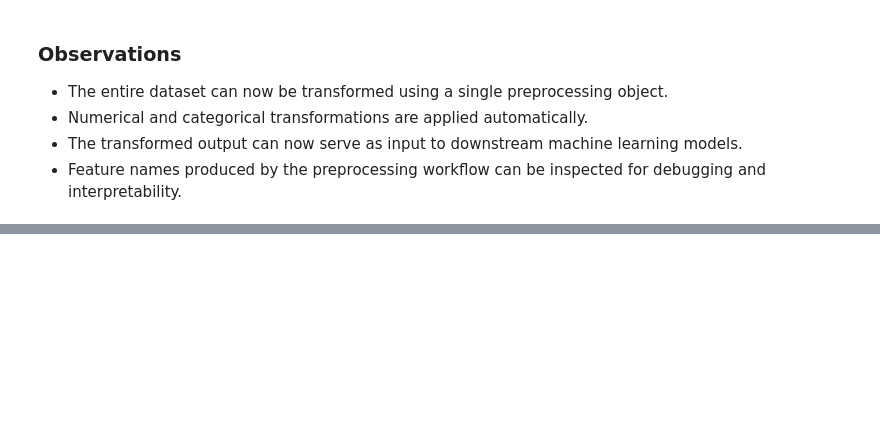
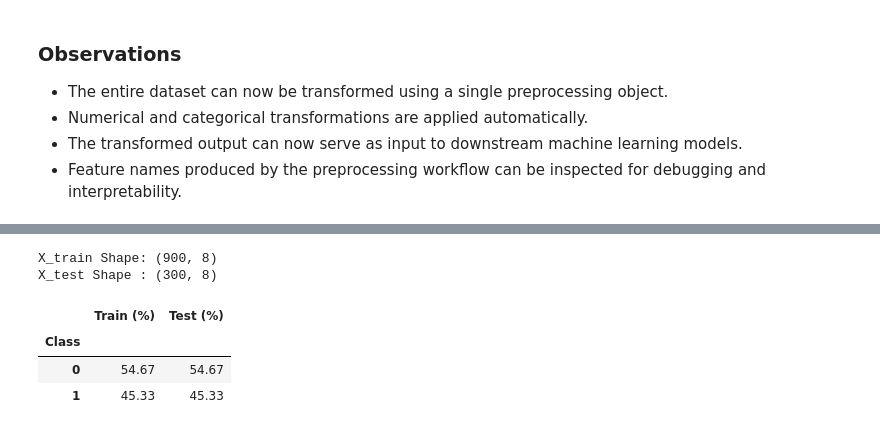
Before and after one commit to AmishaTiwari/ml-model-playbook, a Jupyter notebook: ml_pipelines/ml_pipelines.ipynb, the cells around one changed output, grey strips where cells are left out. Cells and saved outputs as stored; diff of their text form; code cells hidden in the pictures; blank space fills up the shorter version.

```diff
--- a/ml_pipelines/ml_pipelines.ipynb
+++ b/ml_pipelines/ml_pipelines.ipynb
@@ -72,6 +76,7 @@ from sklearn.compose import ColumnTransformer
 # %%
 # Constants
 TARGET_COL = "Churn"
+TEST_SIZE = 0.25
 
 # Paths
 DATA_PATH = DATA_DIR / "customer_churn.csv"
@@ -485,0 +537,30 @@ These advantages become increasingly important as machine learning systems grow
+# %%
+print(f"X_train Shape: {X_train.shape}")
+print(f"X_test Shape : {X_test.shape}")
+# %% [output]
+X_train Shape: (900, 8)
+X_test Shape : (300, 8)
+# %%
+class_distribution = pd.DataFrame({
+    "Train (%)": (
+        y_train
+        .value_counts(normalize=True)
+        .sort_index()
+        * 100
+    ).round(2),
+    "Test (%)": (
+        y_test
+        .value_counts(normalize=True)
+        .sort_index()
+        * 100
+    ).round(2)
+})
+
+class_distribution.index.name = "Class"
+
+class_distribution
+# %% [output]
+|  | Train (%) | Test (%) |
+| Class |  |  |
+| 0 | 54.67 | 54.67 |
+| 1 | 45.33 | 45.33 |
```
Also changed, not shown: parts of 29 cells of this notebook.
